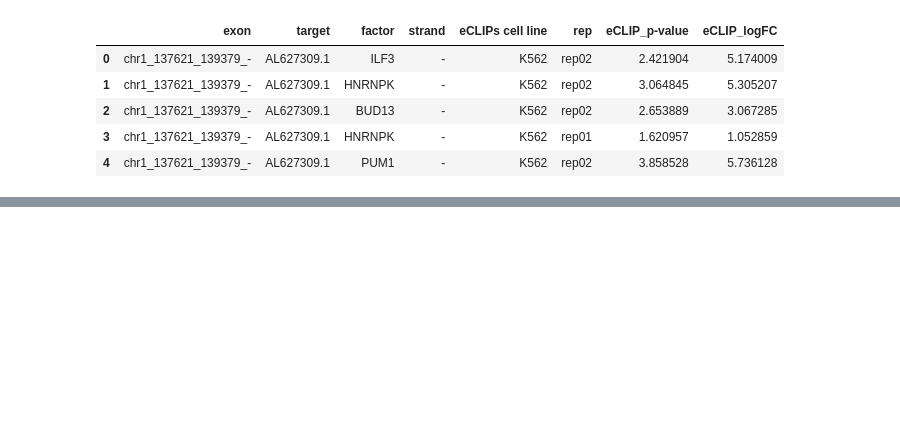
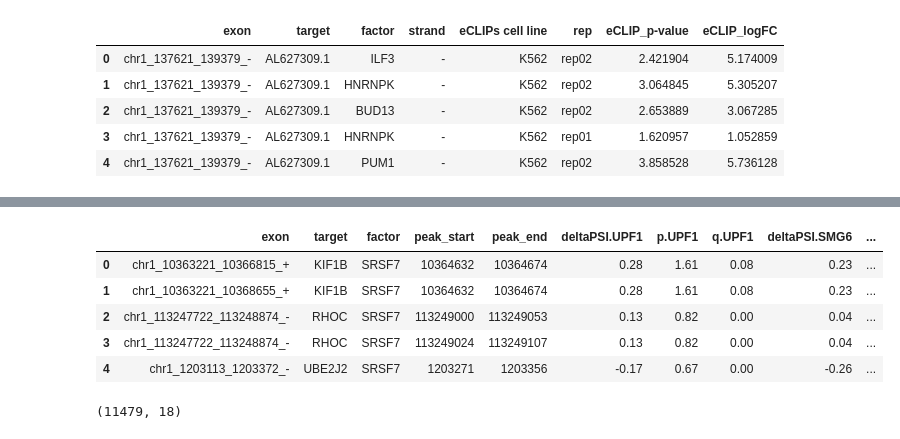
Before and after one commit to danchurova/cross_regulation_pipeline, a Jupyter notebook: SRSF7_stats_new.ipynb, the cells around one changed output, grey strips where cells are left out. Cells and saved outputs as stored; diff of their text form; code cells hidden in the pictures; blank space fills up the shorter version.

```diff
--- a/SRSF7_stats_new.ipynb
+++ b/SRSF7_stats_new.ipynb
@@ -32,7 +50,3 @@ eCLIPs.head()
 | 2 | chr1_137621_139379_- | AL627309.1 | BUD13 | - | K562 | rep02 | 2.653889 | 3.067285 |
 | 3 | chr1_137621_139379_- | AL627309.1 | HNRNPK | - | K562 | rep01 | 1.620957 | 1.052859 |
 | 4 | chr1_137621_139379_- | AL627309.1 | PUM1 | - | K562 | rep02 | 3.858528 | 5.736128 |
-# %%
-srsf7_targets.columns = ['factor', 'cell line', 'exon', 'target', 'deltaPSI', 'deltaPSIc', 'z', 'p', 'q', 'KDFC']
-#srsf7_targets_500_11p3.columns = ['factor', 'cell line', 'exon', 'target', 'deltaPSI', 'deltaPSIc', 'z', 'p', 'q', 'KDFC']
-srsf7_targets_500_11.head()
@@ -45,0 +53,6 @@ srsf7_targets_500_11.head()
+# %%
+srsf7_targets = srsf7_targets.iloc[:, [0,1,2,3,5,9,12]]
+srsf7_targets.columns = ['chrom', 'peak_start', 'peak_end', 'factor', 'strand', 'exon', \
+                         'target']
+
+srsf7_targets.head()
@@ -46,5 +66,16 @@ srsf7_targets_500_11.head()
 # %%
-# merging two datasets for q-values and eCLIP thresholds = 1
-two_kds_500_11 = pd.merge(nmd_kd, srsf7_targets_500_11, on='exon')
-two_kds_500_11short = two_kds_500_11[['exon', 'target', 'factor', 'deltaPSI.UPF1', 'p.UPF1', 'q.UPF1', \
-                'deltaPSI.SMG6', 'p.SMG6','q.SMG6', 'cell line', 'deltaPSI', 'p', 'q']]
+# NMD KD data adding
+SRSF7_added_NMD_KD = pd.merge(nmd_kd, srsf7_targets, on=['exon', 'target'])
+SRSF7_added_NMD_KD.head()
+SRSF7_added_NMD_KD = SRSF7_added_NMD_KD[['exon','target','factor','peak_start','peak_end',\
+                                         'deltaPSI.UPF1','p.UPF1', 'q.UPF1', \
+                                         'deltaPSI.SMG6', 'p.SMG6', 'q.SMG6', \
+                                         'NMD_KD_p', 'NMD_KD_q']]
+SRSF7_added_NMD_KD.head()
+# %% [output]
+|  | exon | target | factor | peak_start | peak_end | deltaPSI.UPF1 | p.UPF1 | q.UPF1 | deltaPSI.SMG6 | ... |
+| 0 | chr1_10363221_10366815_+ | KIF1B | SRSF7 | 10364632 | 10364674 | 0.28 | 1.61 | 0.08 | 0.23 | ... |
+| 1 | chr1_10363221_10368655_+ | KIF1B | SRSF7 | 10364632 | 10364674 | 0.28 | 1.61 | 0.08 | 0.23 | ... |
+| 2 | chr1_113247722_113248874_- | RHOC | SRSF7 | 113249000 | 113249053 | 0.13 | 0.82 | 0.00 | 0.04 | ... |
+| 3 | chr1_113247722_113248874_- | RHOC | SRSF7 | 113249024 | 113249107 | 0.13 | 0.82 | 0.00 | 0.04 | ... |
+| 4 | chr1_1203113_1203372_- | UBE2J2 | SRSF7 | 1203271 | 1203356 | -0.17 | 0.67 | 0.00 | -0.26 | ... |
@@ -56,4 +82,7 @@ two_kds_500_11short = two_kds_500_11[['exon', 'target', 'factor', 'deltaPSI.UPF1
 # %%
-# merging two_kds with eCLIPs
-kds_eCLIPS_500_11 = pd.merge(two_kds_500_11short, eCLIPs, on=['exon', 'target', 'factor'])
-#kds_eCLIPS_500_11p3 = pd.merge(two_kds_500_11p3short, eCLIPs, on=['exon', 'target', 'factor'])
+# then we add eCLIPs data
+SRSF7_added_NMD_KD_added_eCLIPs = pd.merge(SRSF7_added_NMD_KD, eCLIPs,
+                                           on=['exon', 'target', 'factor'])
+SRSF7_added_NMD_KD_added_eCLIPs.shape
+# %% [output]
+(11479, 18)
```
Also changed, not shown: parts of 13 cells of this notebook, 1 other file.
